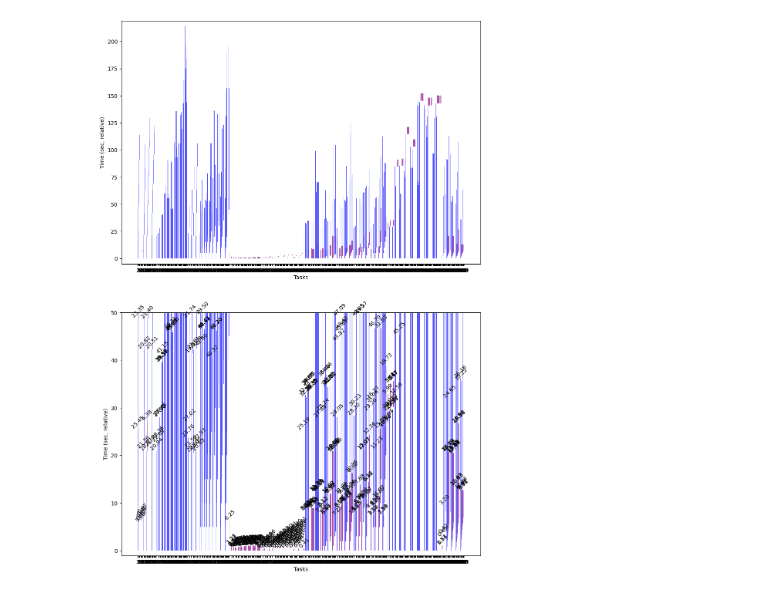
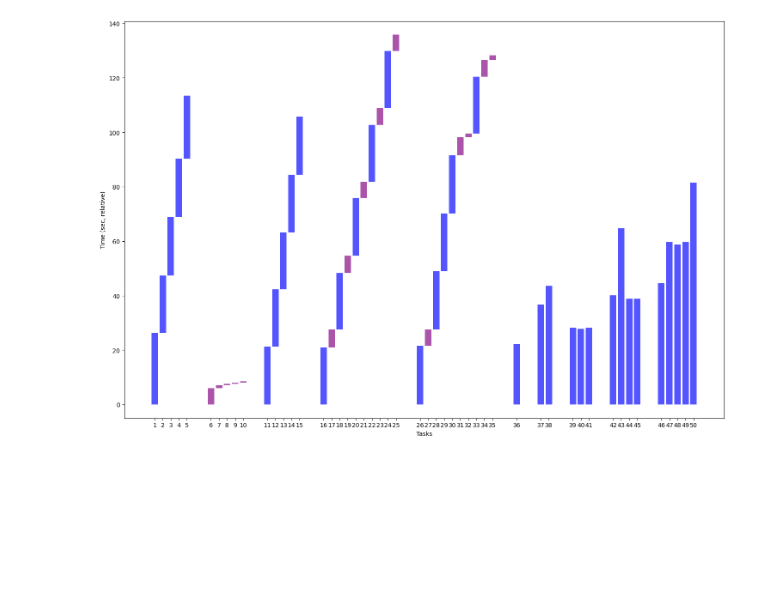
Before and after one commit to graduate-project-kkc/image2vec-server, a Jupyter notebook: analyze_test.ipynb, the cells around one changed output. Saved outputs shown, nothing was run; the diff lists cells and outputs as text; code cells hidden in the pictures; blank space fills up the shorter version.

Commit message:
[test] change plot format

```diff
--- a/analyze_test.ipynb
+++ b/analyze_test.ipynb
@@ -55,18 +43,29 @@ for group in scenarios:
 # %%
-max_y = max(map(sum, zip(y, dy)))
+def plot_local(scenario_list):
+    x = []
+    x_val = 0
+    x_labels = []
+    y = []
+    dy = []
+    colors = []
+    for s_idx in scenario_list:
+        group = scenarios[s_idx - 1]
+        for task in group:
+            task_id, start_time, elapsed = task
+            x.append(x_val)
+            x_labels.append(task_id)
+            y.append(start_time)
+            dy.append(elapsed)
+            colors.append("#5555ff" if is_picture[task_id-1] else "#aa55aa")
+            x_val += 1
+        x_val += 2
 
-colors = list(map(lambda x: "#5555ff" if x else "#aa55aa", is_picture))
+    max_y = max(map(sum, zip(y, dy)))
 
-fig, axes = plt.subplots(2, 1, figsize=(12, 18))
-plt.setp(axes, xticks=x, xticklabels=range(1, len(tasks)+1), xlabel="Tasks", ylabel="Time (sec, relative)")
+    fig, axes = plt.subplots(1, 1, figsize=(18, 12))
+    plt.setp(axes, xticks=x, xticklabels=x_labels, xlabel="Tasks", ylabel="Time (sec, relative)")
 
-axes[0].bar(x, dy, bottom=y, color=colors)
-axes[0].set_ylim(-5, max_y + 5)
+    axes.bar(x, dy, bottom=y, color=colors)
+    axes.set_ylim(-5, max_y + 5)
 
-b = axes[1].bar(x, dy, bottom=y, color=colors)
-axes[1].bar_label(b, labels=[f"{v:.2f}" for v in dy], rotation=45)
-axes[1].set_ylim(-1, 50)
-
-plt.show()
+    plt.show()
-# %% [output]
-[figure, removed]
@@ -150,0 +149,6 @@ for i in range(len(scenarios)):
+# %%
+target_scenario_num = range(1, 11)
+# %%
+plot_local(target_scenario_num)
+# %% [output]
+[figure, added]
```
Also changed, not shown: parts of 13 cells of this notebook, 1 other file.
